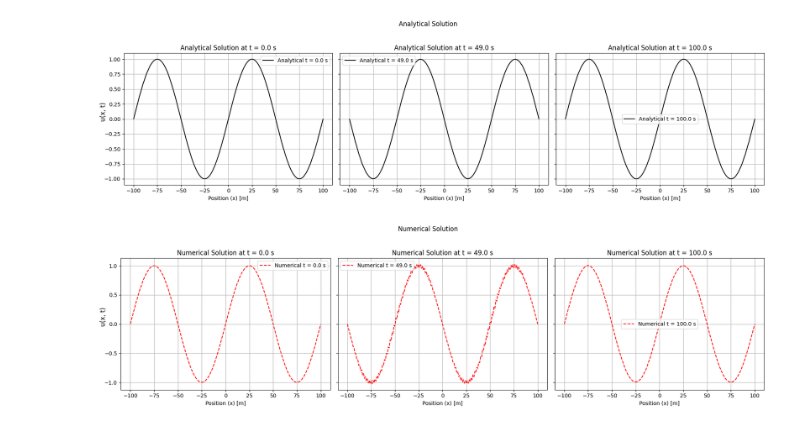
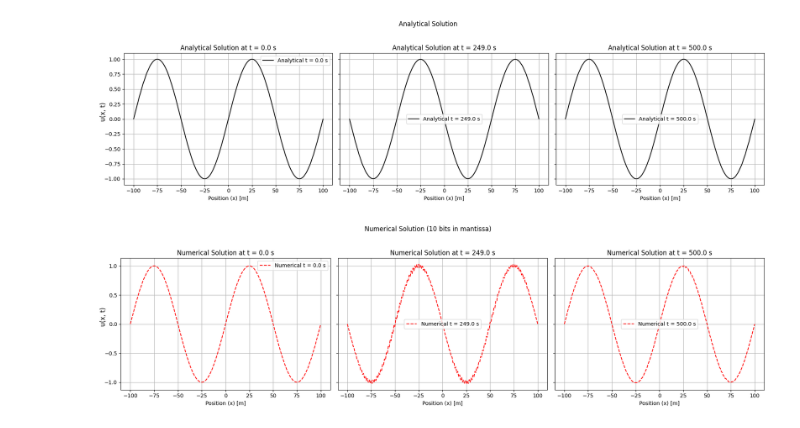
Before and after one commit to dt-17/Devito-UROP-MSci, a Jupyter notebook: scaled-mpmath-acoustic.ipynb, the cells around one changed output. Drawn from its saved outputs; the diff is of its cells as text; code cells hidden in the pictures.

```diff
--- a/scaled-mpmath-acoustic.ipynb
+++ b/scaled-mpmath-acoustic.ipynb
@@ -12,7 +12,7 @@ c = mpf(1)                 # Wave speed in m/s
 N = 201                       # Number of spatial points
 dx = mpf(1)          # Spatial step size for [-L, L] domain
 dt = mpf(1)        # Time step size (CFL condition)
-T = mpf(100.0)                  # Total simulation time in seconds
+T = mpf(500.0)                  # Total simulation time in seconds, after scaling period becomes 100
 x = [mpf(val) for val in np.linspace(float(-L), float(L), N)]  # Spatial grid as mpf
 
 # Total time steps
@@ -71,33 +71,33 @@ for i, idx in enumerate(plot_times):
     axs1[i].set_xlabel("Position (x) [m]")
     axs1[i].set_title(f"Analytical Solution at t = {float(t)} s")
     axs1[i].legend()
     axs1[i].grid(True)
 
 # Set global y-axis label
 fig1.supylabel("u(x, t)")
 fig1.suptitle("Analytical Solution")
 plt.tight_layout(rect=[0, 0, 1, 0.95])
 
 # Plotting the numerical solution
 fig2, axs2 = plt.subplots(1, 3, figsize=(18, 5), sharey=True)
 for i, idx in enumerate(plot_times):
     t = round(idx * dt, 3)
     # Retrieve the numerical solution for the mapped time index
     u_num = u_num_at_t[idx]
     axs2[i].plot([float(x_i) for x_i in x], [float(u_n) for u_n in u_num], 'r--', label=f"Numerical t = {float(t)} s")
 
     # Plot formatting
     axs2[i].set_xlabel("Position (x) [m]")
     axs2[i].set_title(f"Numerical Solution at t = {float(t)} s")
     axs2[i].legend()
     axs2[i].grid(True)
 
 # Set global y-axis label
 fig2.supylabel("u(x, t)")
-fig2.suptitle("Numerical Solution")
+fig2.suptitle(f"Numerical Solution ({mp.prec} bits in mantissa)")
 plt.tight_layout(rect=[0, 0, 1, 0.95])
 
 plt.show()
 # %% [output]
-[figure, old version]
+[figure, new version]
-[figure, old version]
+[figure, new version]
```
